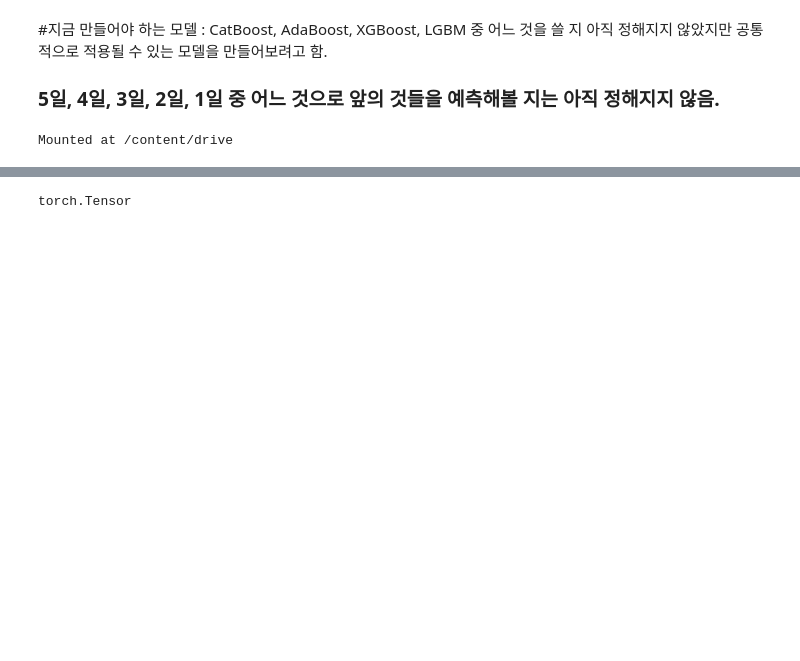
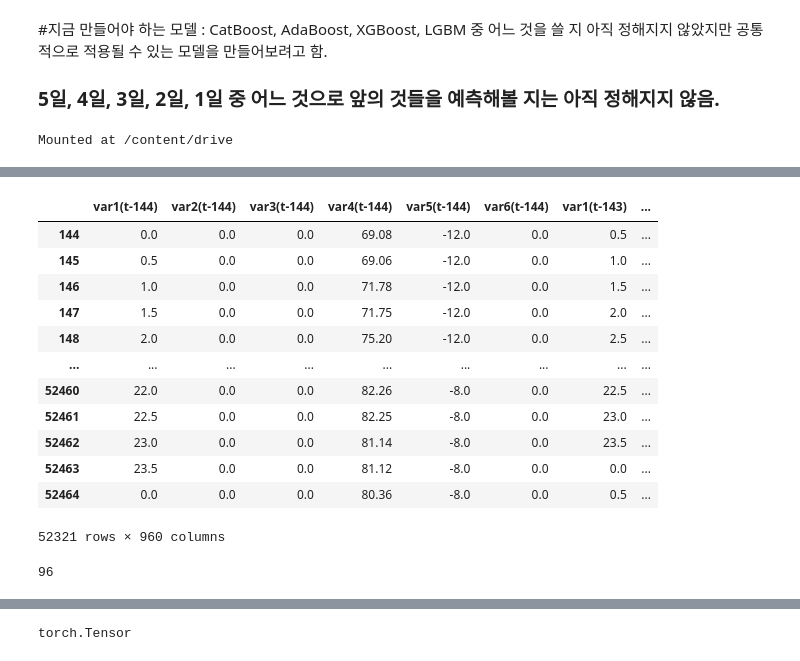
Before and after one commit to marvelous-koala/unlimited_power, a Jupyter notebook: GB_jy1.ipynb, the cells around one changed output, grey strips where cells are left out. Drawn from its saved outputs; the diff is of its cells as text; code cells hidden in the pictures; blank space fills up the shorter version.

```diff
--- a/GB_jy1.ipynb
+++ b/GB_jy1.ipynb
@@ -34 +43,23 @@ Mounted at /content/drive
+# %%
+#### 파라미터 ####
+
+# 하루의 틱
+ticks = 48
+
+# 예측에 사용할 일수
+days = 3                # 이 부분을 바꿀 수 있다.
+n_days = ticks*days
+
+# 미래 예측할 일수
+future_days = 2
+future_window = ticks * future_days
+
+### 모든변수
+# ['Hour', 'Minute', 'Day', 'WS', 'Time', 'DHI','DNI','RH','T','TARGET']
+
+# 사용할 변수
+what_to_use = ['Time', 'DHI','DNI','RH','T','TARGET']
+
+n_features = len(what_to_use)
+n_obs = n_days * n_features # 7일 예측 기준으로 7(일 수) * 48(틱 수) * 6(변수 개수)
 # %%
@@ -116,0 +70,4 @@ def data_loader(dataset):
+# %%
+# drop_clms 함수를 이용하여 쓰지 않는 데이터 분리하기
+
+dataset = JY.drop_clms(raw_data)
@@ -116,0 +90,24 @@ def data_loader(dataset):
+# %%
+# dataset, n_days 2개의 변수를 input으로 받음,  앞의 변수는 raw_data /  뒤의 변수는 이전 며칠을 불러올 것인지 정의한 것.
+
+dataset2 = JY.series_to_supervised(dataset, n_days)
+# %%
+dataset2
+# %% [output]
+|  | var1(t-144) | var2(t-144) | var3(t-144) | var4(t-144) | var5(t-144) | var6(t-144) | var1(t-143) | ... |
+| 144 | 0.0 | 0.0 | 0.0 | 69.08 | -12.0 | 0.0 | 0.5 | ... |
+| 145 | 0.5 | 0.0 | 0.0 | 69.06 | -12.0 | 0.0 | 1.0 | ... |
+| 146 | 1.0 | 0.0 | 0.0 | 71.78 | -12.0 | 0.0 | 1.5 | ... |
+| 147 | 1.5 | 0.0 | 0.0 | 71.75 | -12.0 | 0.0 | 2.0 | ... |
+| 148 | 2.0 | 0.0 | 0.0 | 75.20 | -12.0 | 0.0 | 2.5 | ... |
+| ... | ... | ... | ... | ... | ... | ... | ... | ... |
+| 52460 | 22.0 | 0.0 | 0.0 | 82.26 | -8.0 | 0.0 | 22.5 | ... |
+| 52461 | 22.5 | 0.0 | 0.0 | 82.25 | -8.0 | 0.0 | 23.0 | ... |
+| 52462 | 23.0 | 0.0 | 0.0 | 81.14 | -8.0 | 0.0 | 23.5 | ... |
+| 52463 | 23.5 | 0.0 | 0.0 | 81.12 | -8.0 | 0.0 | 0.0 | ... |
+| 52464 | 0.0 | 0.0 | 0.0 | 80.36 | -8.0 | 0.0 | 0.5 | ... |
+52321 rows × 960 columns
+# %%
+future_window
+# %% [output]
+96
```
Also changed, not shown: parts of 17 cells of this notebook, 2 other files.
